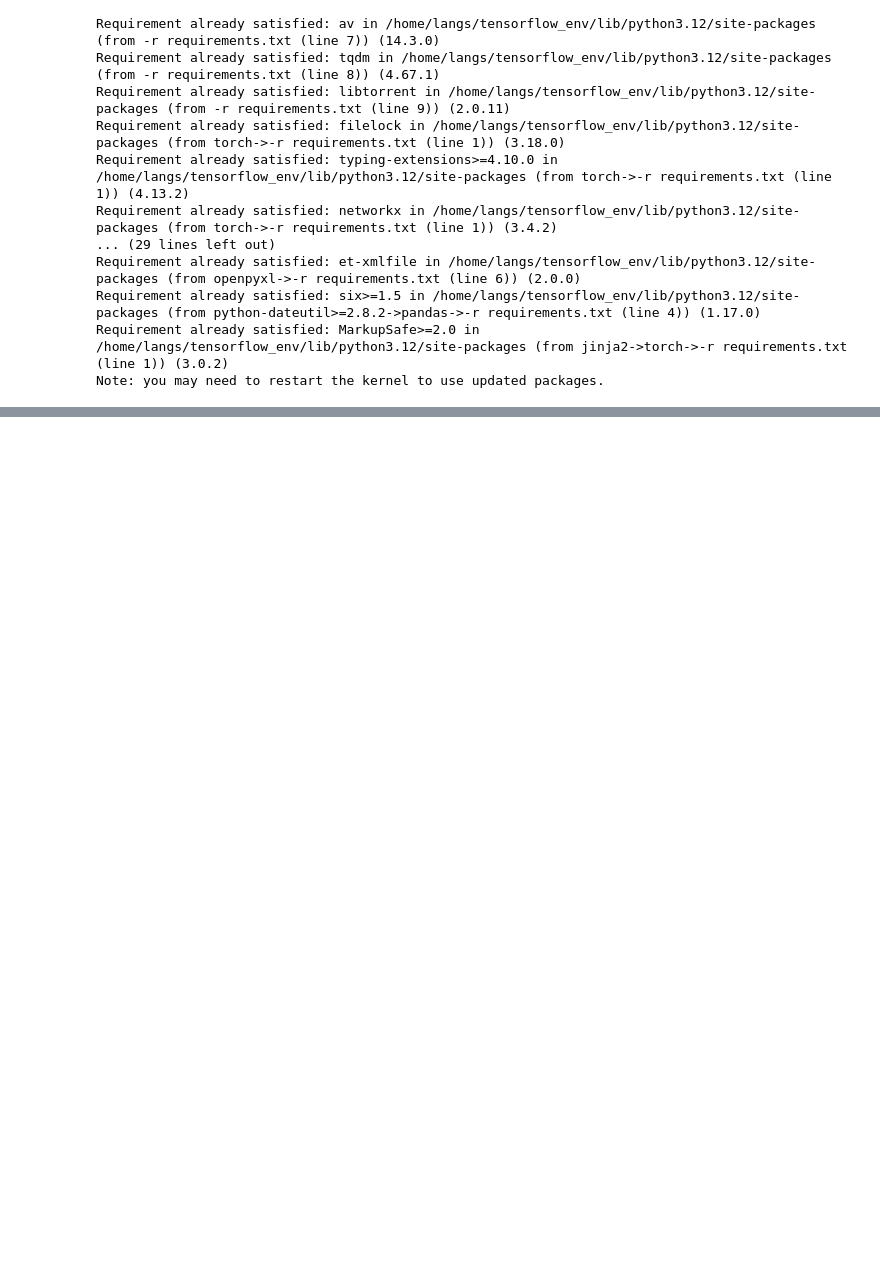
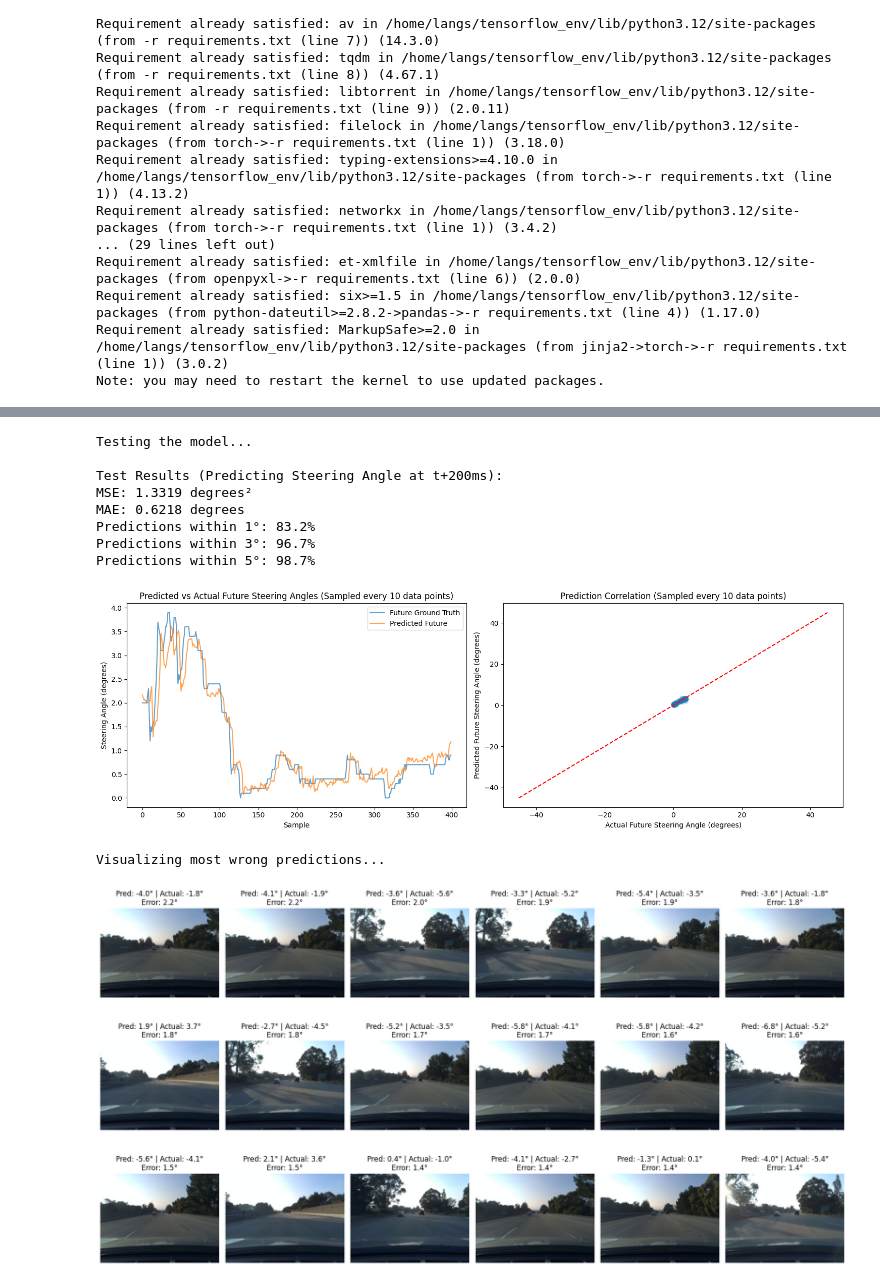
Before and after one commit to gh0stintheshe11/SteerNet, a Jupyter notebook: v4_CNN.ipynb, the cells around one changed output, grey strips where cells are left out. Saved outputs shown, nothing was run; the diff lists cells and outputs as text; code cells hidden in the pictures; blank space fills up the shorter version.

```diff
--- a/v4_CNN.ipynb
+++ b/v4_CNN.ipynb
@@ -317,7 +384,7 @@ def train_model(model, train_loader, val_loader, criterion, optimizer, num_epoch
     if torch.cuda.is_available():
         print(f"Current device: {torch.cuda.current_device()}")
         print(f"Device name: {torch.cuda.get_device_name()}")
-        print(f"Device memory: {torch.cuda.get_device_properties(0).total_memory / 1e9:.2f} GB")
+        print(f"Device memory: {torch.cuda.get_device_properties(0).total_memory/1e9:.1f}GB")
 
     model.to(device)
     print(f"Training on {device}")
@@ -368,7 +435,8 @@ def train_model(model, train_loader, val_loader, criterion, optimizer, num_epoch
                             running_loss += loss.item() * images.size(0) * accumulation_steps
                             pbar.set_postfix({
                                 'loss': f'{loss.item():.3f}',
-                                'gpu_mem': f"{torch.cuda.memory_allocated(0)/1e9:.1f}GB"
+                                'gpu_mem_allocated': f"{torch.cuda.memory_allocated(0)/1e9:.1f}GB",
+                                'gpu_mem_reserved': f"{torch.cuda.memory_reserved(0)/1e9:.1f}GB"
                             })
 
                         except Exception as e:
@@ -536,8 +604,18 @@ def test_model(model, test_loader, sample_rate=10):
     plt.tight_layout()
     plt.show()
 # %%
+# CUDA optimizations
+torch.backends.cuda.matmul.allow_tf32 = True
+torch.backends.cudnn.allow_tf32 = True
+torch.backends.cudnn.benchmark = True
+
+# initialize device
+device = torch.device("cuda:0" if torch.cuda.is_available() else "cpu")
+
 # Initialize model and training components
 model = SteeringAngleCNN()
+# move model to GPU
+model.to(device)
 criterion = nn.MSELoss()
 optimizer = optim.AdamW(model.parameters(), lr=0.0001, weight_decay=0.01)  # Changed to AdamW with weight decay
 
@@ -548,8 +626,8 @@ model, train_losses, val_losses = train_model(
     val_loader=val_loader,
     criterion=criterion,
     optimizer=optimizer,
-    num_epochs=10,
-    patience=8
+    num_epochs=15,
+    patience=5
 )
 
 # Save the trained model
@@ -704,0 +725,20 @@ Visualizing most incorrect predictions across batches...
+# %%
+# Test the model
+print("\nTesting the model...")
+test_model(model, test_loader)
+
+# Now visualize after training
+print("\nVisualizing most wrong predictions...")
+visualize_most_wrong_predictions(model, test_loader, num_worst = 18)
+# %% [output]
+Testing the model...
+
+Test Results (Predicting Steering Angle at t+200ms):
+MSE: 1.3319 degrees²
+MAE: 0.6218 degrees
+Predictions within 1°: 83.2%
+Predictions within 3°: 96.7%
+Predictions within 5°: 98.7%
+[figure, added]
+Visualizing most wrong predictions...
+[figure, added]
```
Also changed, not shown: parts of 6 cells of this notebook, 3 other files.
